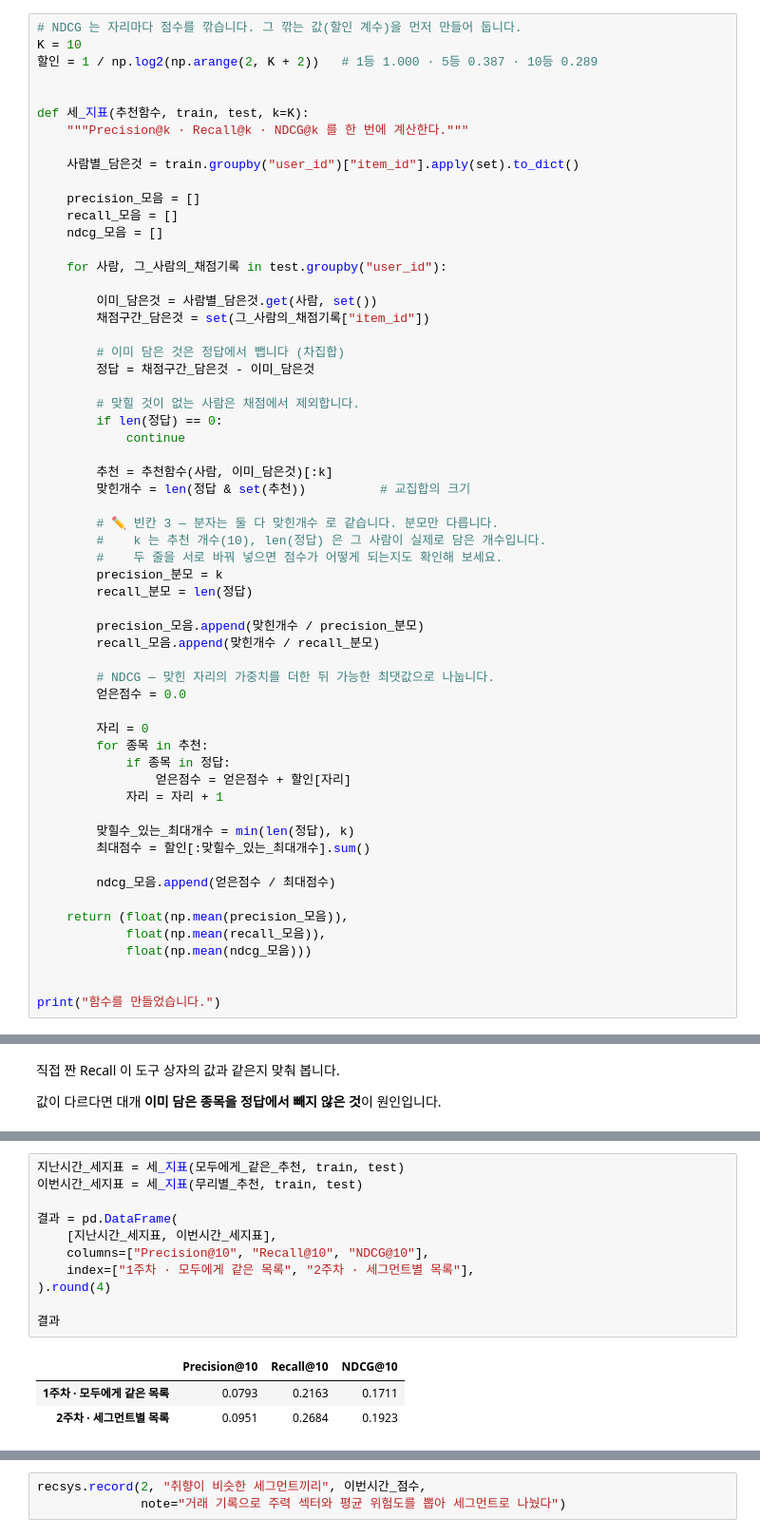
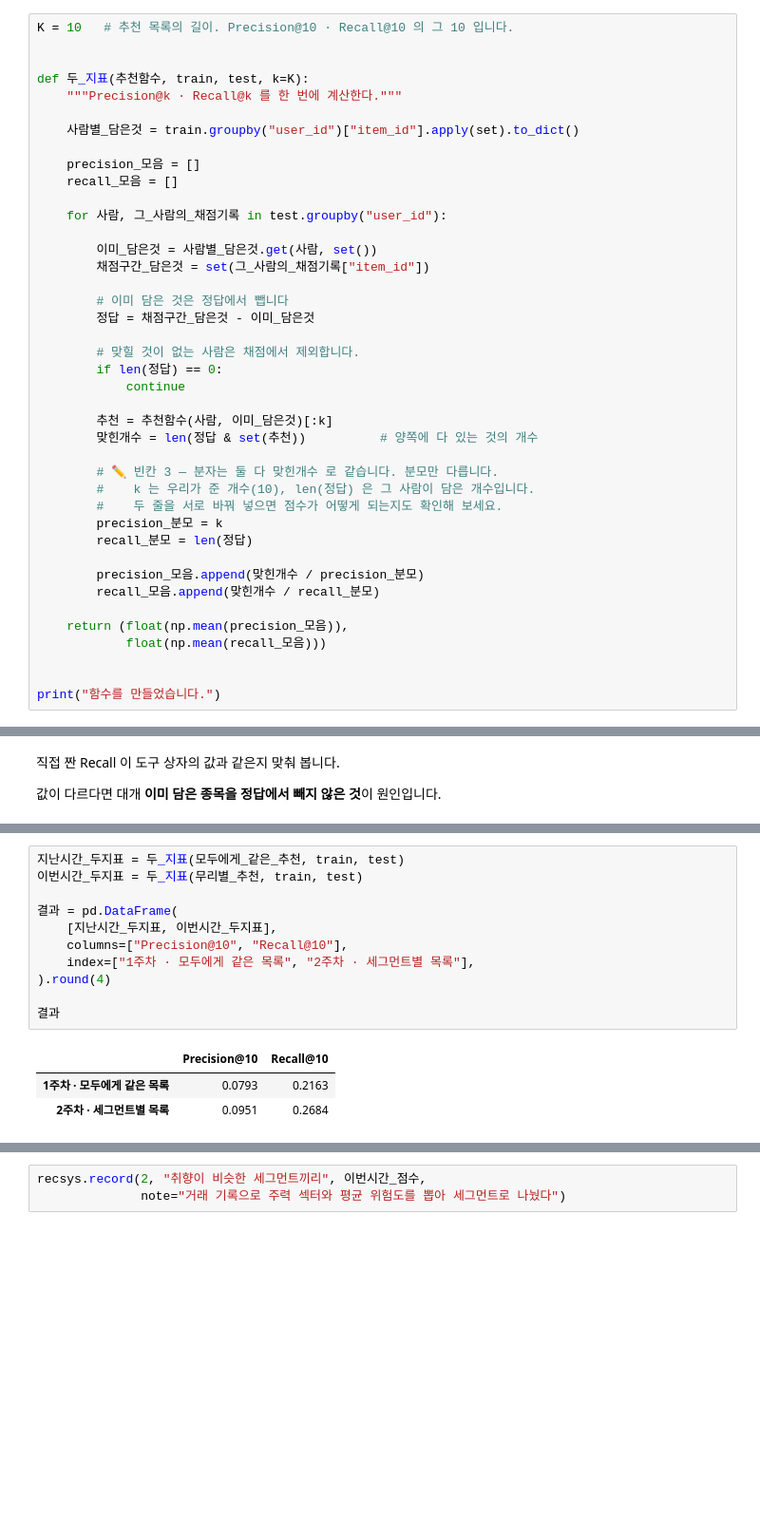
Before and after one commit to welovecherry/recsys, a Jupyter notebook: notebooks/02_rules_metrics.ipynb, the cells around one changed output, grey strips where cells are left out. Shown at 95% size. Drawn from its saved outputs; the diff is of its cells as text; blank space fills up the shorter version.

```diff
--- a/notebooks/02_rules_metrics.ipynb
+++ b/notebooks/02_rules_metrics.ipynb
@@ -627,26 +573,23 @@ NDCG 는 위에서 맞힐수록 점수를 더 주는 방식입니다.
 
 앞에서 배운 집합 연산이 여기서 쓰입니다.
 # %%
-# NDCG 는 자리마다 점수를 깎습니다. 그 깎는 값(할인 계수)을 먼저 만들어 둡니다.
-K = 10
-할인 = 1 / np.log2(np.arange(2, K + 2))   # 1등 1.000 · 5등 0.387 · 10등 0.289
+K = 10   # 추천 목록의 길이. Precision@10 · Recall@10 의 그 10 입니다.
 
 
-def 세_지표(추천함수, train, test, k=K):
-    """Precision@k · Recall@k · NDCG@k 를 한 번에 계산한다."""
+def 두_지표(추천함수, train, test, k=K):
+    """Precision@k · Recall@k 를 한 번에 계산한다."""
 
     사람별_담은것 = train.groupby("user_id")["item_id"].apply(set).to_dict()
 
     precision_모음 = []
     recall_모음 = []
-    ndcg_모음 = []
 
     for 사람, 그_사람의_채점기록 in test.groupby("user_id"):
 
         이미_담은것 = 사람별_담은것.get(사람, set())
         채점구간_담은것 = set(그_사람의_채점기록["item_id"])
 
-        # 이미 담은 것은 정답에서 뺍니다 (차집합)
+        # 이미 담은 것은 정답에서 뺍니다
         정답 = 채점구간_담은것 - 이미_담은것
 
         # 맞힐 것이 없는 사람은 채점에서 제외합니다.
@@ -654,10 +597,10 @@ def 세_지표(추천함수, train, test, k=K):
             continue
 
         추천 = 추천함수(사람, 이미_담은것)[:k]
-        맞힌개수 = len(정답 & set(추천))          # 교집합의 크기
+        맞힌개수 = len(정답 & set(추천))          # 양쪽에 다 있는 것의 개수
 
         # ✏️ 빈칸 3 — 분자는 둘 다 맞힌개수 로 같습니다. 분모만 다릅니다.
-        #    k 는 추천 개수(10), len(정답) 은 그 사람이 실제로 담은 개수입니다.
+        #    k 는 우리가 준 개수(10), len(정답) 은 그 사람이 담은 개수입니다.
         #    두 줄을 서로 바꿔 넣으면 점수가 어떻게 되는지도 확인해 보세요.
         precision_분모 = k
         recall_분모 = len(정답)
@@ -665,23 +608,8 @@ def 세_지표(추천함수, train, test, k=K):
         precision_모음.append(맞힌개수 / precision_분모)
         recall_모음.append(맞힌개수 / recall_분모)
 
-        # NDCG — 맞힌 자리의 가중치를 더한 뒤 가능한 최댓값으로 나눕니다.
-        얻은점수 = 0.0
-
-        자리 = 0
-        for 종목 in 추천:
-            if 종목 in 정답:
-                얻은점수 = 얻은점수 + 할인[자리]
-            자리 = 자리 + 1
-
-        맞힐수_있는_최대개수 = min(len(정답), k)
-        최대점수 = 할인[:맞힐수_있는_최대개수].sum()
-
-        ndcg_모음.append(얻은점수 / 최대점수)
-
     return (float(np.mean(precision_모음)),
-            float(np.mean(recall_모음)),
-            float(np.mean(ndcg_모음)))
+            float(np.mean(recall_모음)))
 
 
 print("함수를 만들었습니다.")
@@ -717,16 +641,16 @@ NDCG@10      = 0.1923
 # %%
-지난시간_세지표 = 세_지표(모두에게_같은_추천, train, test)
-이번시간_세지표 = 세_지표(무리별_추천, train, test)
+지난시간_두지표 = 두_지표(모두에게_같은_추천, train, test)
+이번시간_두지표 = 두_지표(무리별_추천, train, test)
 
 결과 = pd.DataFrame(
-    [지난시간_세지표, 이번시간_세지표],
-    columns=["Precision@10", "Recall@10", "NDCG@10"],
+    [지난시간_두지표, 이번시간_두지표],
+    columns=["Precision@10", "Recall@10"],
     index=["1주차 · 모두에게 같은 목록", "2주차 · 세그먼트별 목록"],
 ).round(4)
 
 결과
 # %% [output]
-|  | Precision@10 | Recall@10 | NDCG@10 |
-| 1주차 · 모두에게 같은 목록 | 0.0793 | 0.2163 | 0.1711 |
-| 2주차 · 세그먼트별 목록 | 0.0951 | 0.2684 | 0.1923 |
+|  | Precision@10 | Recall@10 |
+| 1주차 · 모두에게 같은 목록 | 0.0793 | 0.2163 |
+| 2주차 · 세그먼트별 목록 | 0.0951 | 0.2684 |
 # %% [markdown]
```
Also changed, not shown: parts of 6 cells of this notebook.
